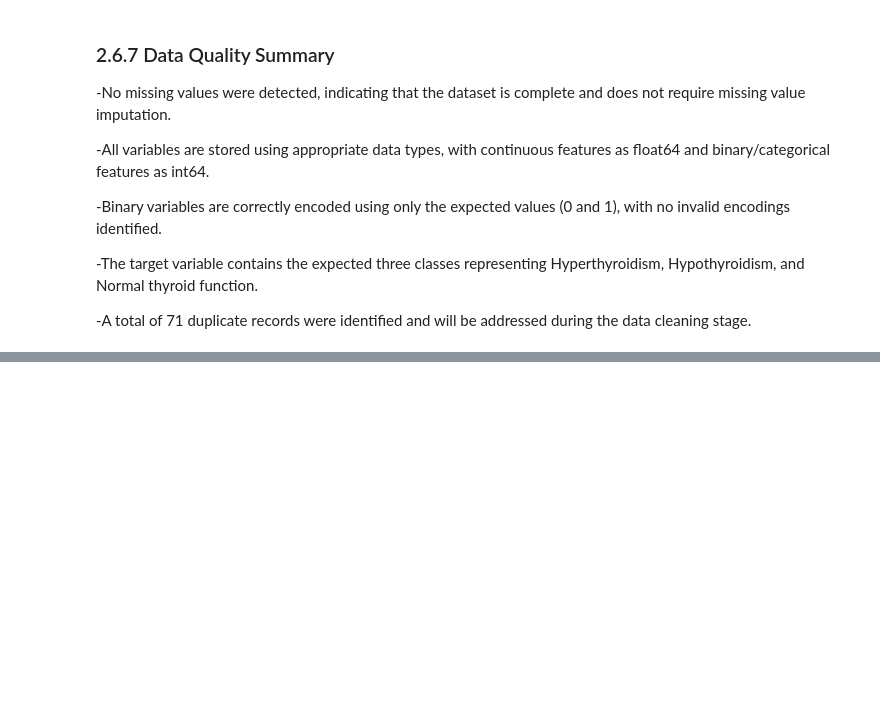
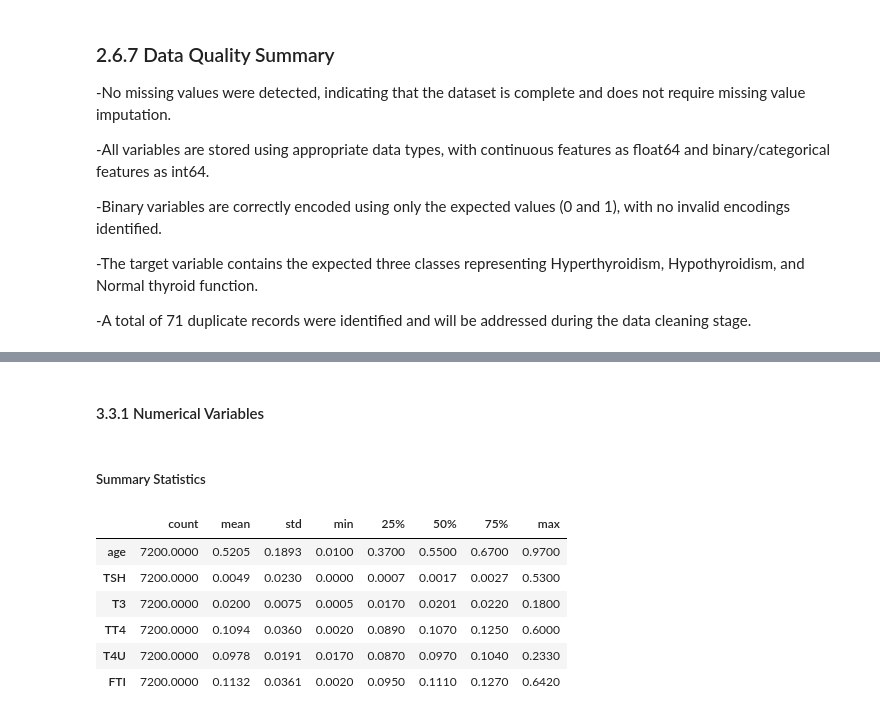
Before and after one commit to byegond-beep/Multi-class-Thyroid-Disease-Classification, a Jupyter notebook: notebook.ipynb, the cells around one changed output, grey strips where cells are left out. Saved outputs shown, nothing was run; the diff lists cells and outputs as text; code cells hidden in the pictures; blank space fills up the shorter version.

```diff
--- a/notebook.ipynb
+++ b/notebook.ipynb
@@ -492,0 +595,18 @@ The target variable exhibits a highly imbalanced class distribution. The Normal
+# %% [markdown]
+#### 3.3.1 Numerical Variables
+# %% [markdown]
+##### Summary Statistics
+# %%
+# Numerical features
+numerical_features = ["age", "TSH", "T3", "TT4", "T4U", "FTI"]
+
+# Summary statistics
+df[numerical_features].describe().T
+# %% [output]
+|  | count | mean | std | min | 25% | 50% | 75% | max |
+| age | 7200.0000 | 0.5205 | 0.1893 | 0.0100 | 0.3700 | 0.5500 | 0.6700 | 0.9700 |
+| TSH | 7200.0000 | 0.0049 | 0.0230 | 0.0000 | 0.0007 | 0.0017 | 0.0027 | 0.5300 |
+| T3 | 7200.0000 | 0.0200 | 0.0075 | 0.0005 | 0.0170 | 0.0201 | 0.0220 | 0.1800 |
+| TT4 | 7200.0000 | 0.1094 | 0.0360 | 0.0020 | 0.0890 | 0.1070 | 0.1250 | 0.6000 |
+| T4U | 7200.0000 | 0.0978 | 0.0191 | 0.0170 | 0.0870 | 0.0970 | 0.1040 | 0.2330 |
+| FTI | 7200.0000 | 0.1132 | 0.0361 | 0.0020 | 0.0950 | 0.1110 | 0.1270 | 0.6420 |
```
Also changed, not shown: parts of 16 cells of this notebook.
